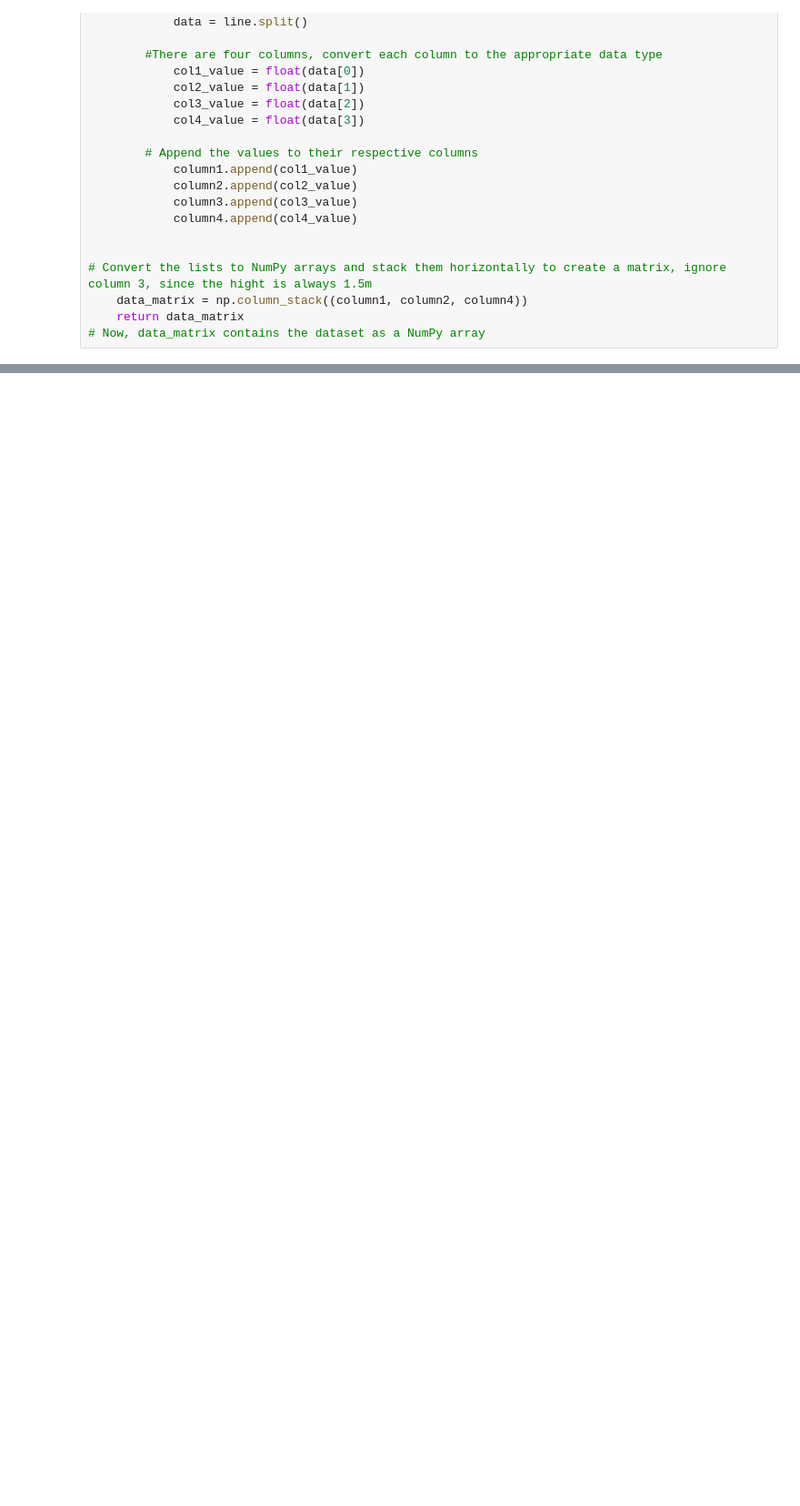
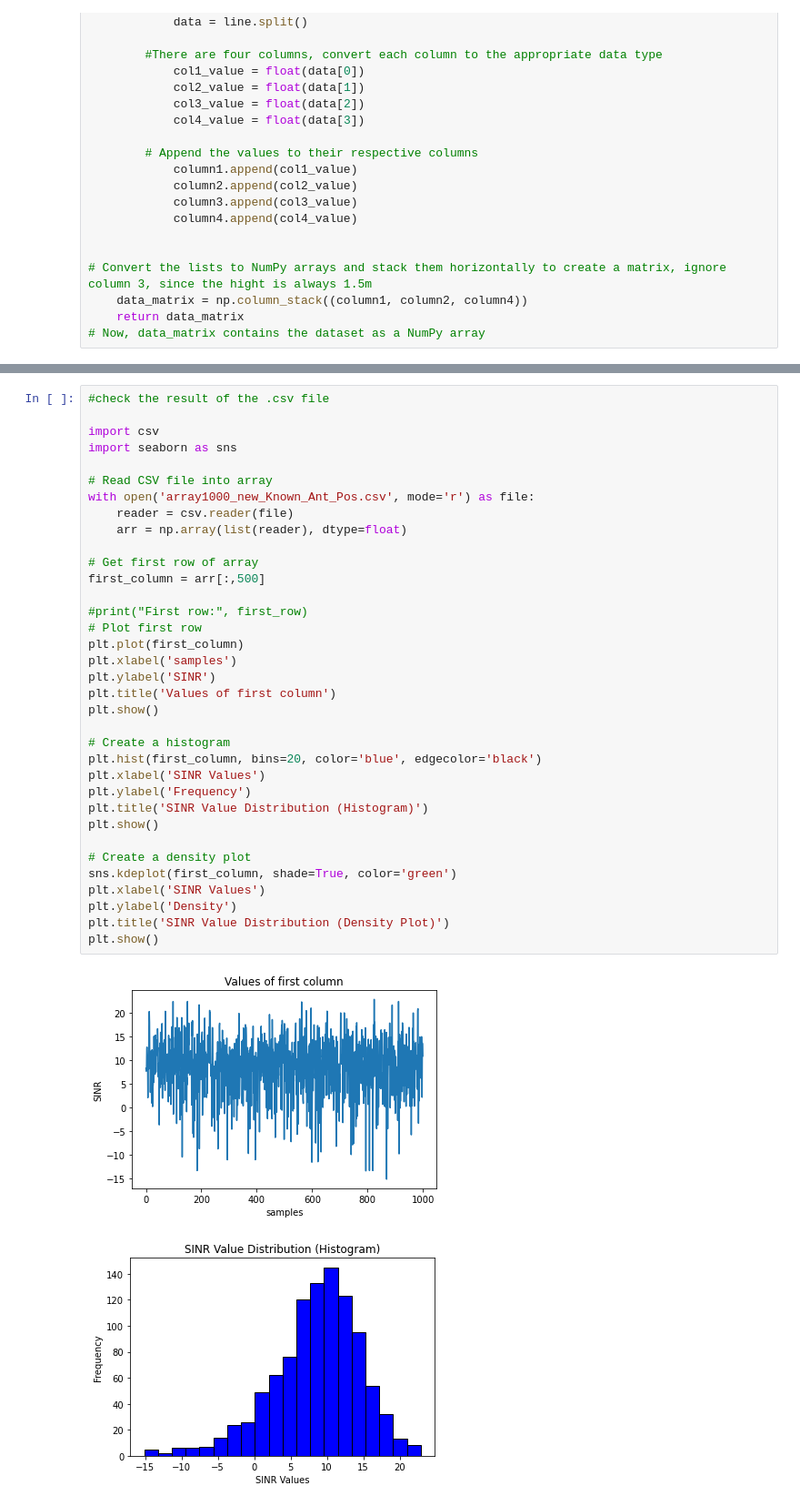
Before and after one commit to greatQZ/channel_modeling_with_random_distributed_interferer, a Jupyter notebook: channel_modeling.ipynb, the cells around one changed output, grey strips where cells are left out. Shown: that part at 91% size. Drawn from its saved outputs; the diff is of its cells as text; blank space fills up the shorter version.

Commit message:
added results, distribution parameter estimation

```diff
--- a/channel_modeling.ipynb
+++ b/channel_modeling.ipynb
@@ -294,0 +284,38 @@ if __name__ == "__main__":
+# %%
+#check the result of the .csv file
+
+import csv
+import seaborn as sns
+
+# Read CSV file into array
+with open('array1000_new_Known_Ant_Pos.csv', mode='r') as file:
+    reader = csv.reader(file)
+    arr = np.array(list(reader), dtype=float)
+
+# Get first row of array
+first_column = arr[:,500]
+
+#print("First row:", first_row)
+# Plot first row
+plt.plot(first_column)
+plt.xlabel('samples')
+plt.ylabel('SINR')
+plt.title('Values of first column')
+plt.show()
+
+# Create a histogram
+plt.hist(first_column, bins=20, color='blue', edgecolor='black')
+plt.xlabel('SINR Values')
+plt.ylabel('Frequency')
+plt.title('SINR Value Distribution (Histogram)')
+plt.show()
+
+# Create a density plot
+sns.kdeplot(first_column, shade=True, color='green')
+plt.xlabel('SINR Values')
+plt.ylabel('Density')
+plt.title('SINR Value Distribution (Density Plot)')
+plt.show()
+# %% [output]
+[figure, added]
+[figure, added]
```
Also changed, not shown: parts of 8 cells of this notebook, 5 other files.
